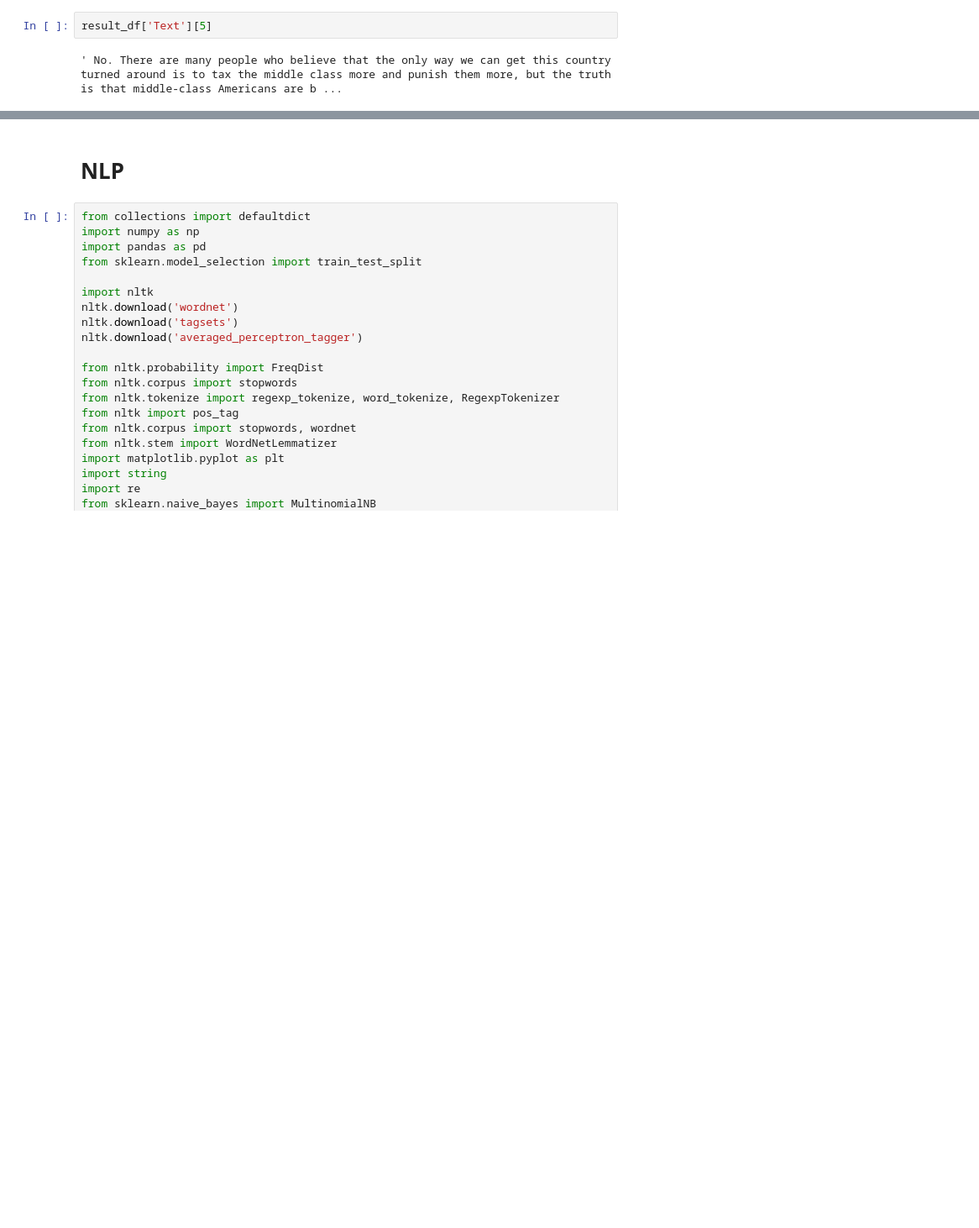
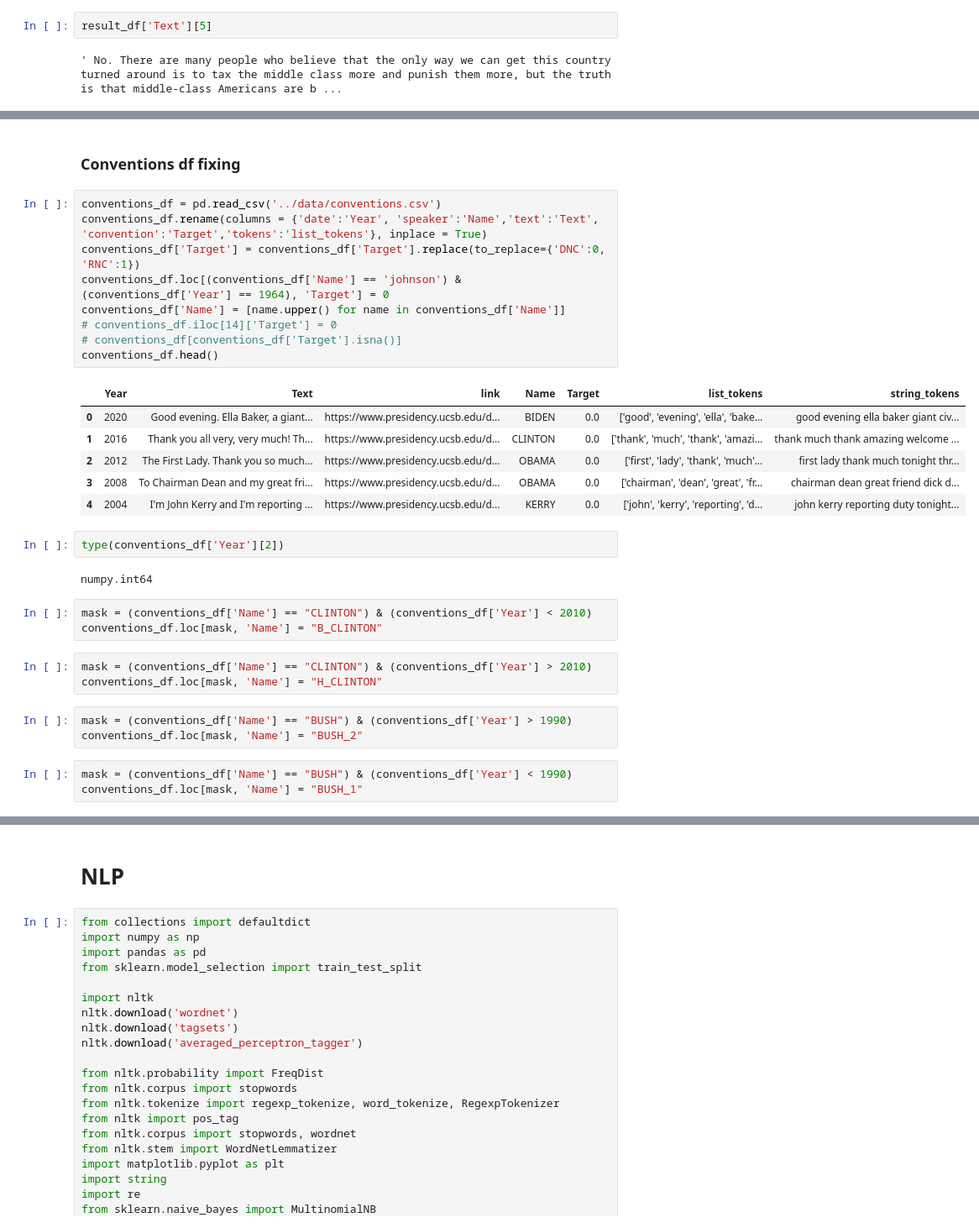
Before and after one commit to natehiatt/presidency_project, a Jupyter notebook: notebooks/shelley_scratch.ipynb, the cells around one changed output, grey strips where cells are left out. Shown: that part at 84% size. Saved outputs shown, nothing was run; the diff lists cells and outputs as text; blank space fills up the shorter version.

```diff
--- a/notebooks/shelley_scratch.ipynb
+++ b/notebooks/shelley_scratch.ipynb
@@ -493,0 +531,34 @@ Name: count, dtype: int64
+# %% [markdown]
+### Conventions df fixing
+# %%
+conventions_df = pd.read_csv('../data/conventions.csv')
+conventions_df.rename(columns = {'date':'Year', 'speaker':'Name','text':'Text', 'convention':'Target','tokens':'list_tokens'}, inplace = True)
+conventions_df['Target'] = conventions_df['Target'].replace(to_replace={'DNC':0, 'RNC':1})
+conventions_df.loc[(conventions_df['Name'] == 'johnson') & (conventions_df['Year'] == 1964), 'Target'] = 0
+conventions_df['Name'] = [name.upper() for name in conventions_df['Name']]
+# conventions_df.iloc[14]['Target'] = 0
+# conventions_df[conventions_df['Target'].isna()]
+conventions_df.head()
+# %% [output]
+|  | Year | Text | link | Name | Target | list_tokens | string_tokens |
+| 0 | 2020 | Good evening. Ella Baker, a giant... | https://www.presidency.ucsb.edu/d... | BIDEN | 0.0 | ['good', 'evening', 'ella', 'bake... | good evening ella baker giant civ... |
+| 1 | 2016 | Thank you all very, very much! Th... | https://www.presidency.ucsb.edu/d... | CLINTON | 0.0 | ['thank', 'much', 'thank', 'amazi... | thank much thank amazing welcome ... |
+| 2 | 2012 | The First Lady. Thank you so much... | https://www.presidency.ucsb.edu/d... | OBAMA | 0.0 | ['first', 'lady', 'thank', 'much'... | first lady thank much tonight thr... |
+| 3 | 2008 | To Chairman Dean and my great fri... | https://www.presidency.ucsb.edu/d... | OBAMA | 0.0 | ['chairman', 'dean', 'great', 'fr... | chairman dean great friend dick d... |
+| 4 | 2004 | I'm John Kerry and I'm reporting ... | https://www.presidency.ucsb.edu/d... | KERRY | 0.0 | ['john', 'kerry', 'reporting', 'd... | john kerry reporting duty tonight... |
+# %%
+type(conventions_df['Year'][2])
+# %% [output]
+numpy.int64
+# %%
+mask = (conventions_df['Name'] == "CLINTON") & (conventions_df['Year'] < 2010)
+conventions_df.loc[mask, 'Name'] = "B_CLINTON"
+# %%
+mask = (conventions_df['Name'] == "CLINTON") & (conventions_df['Year'] > 2010)
+conventions_df.loc[mask, 'Name'] = "H_CLINTON"
+# %%
+mask = (conventions_df['Name'] == "BUSH") & (conventions_df['Year'] > 1990)
+conventions_df.loc[mask, 'Name'] = "BUSH_2"
+# %%
+mask = (conventions_df['Name'] == "BUSH") & (conventions_df['Year'] < 1990)
+conventions_df.loc[mask, 'Name'] = "BUSH_1"
```
Also changed, not shown: parts of 29 cells of this notebook, 3 other files.
